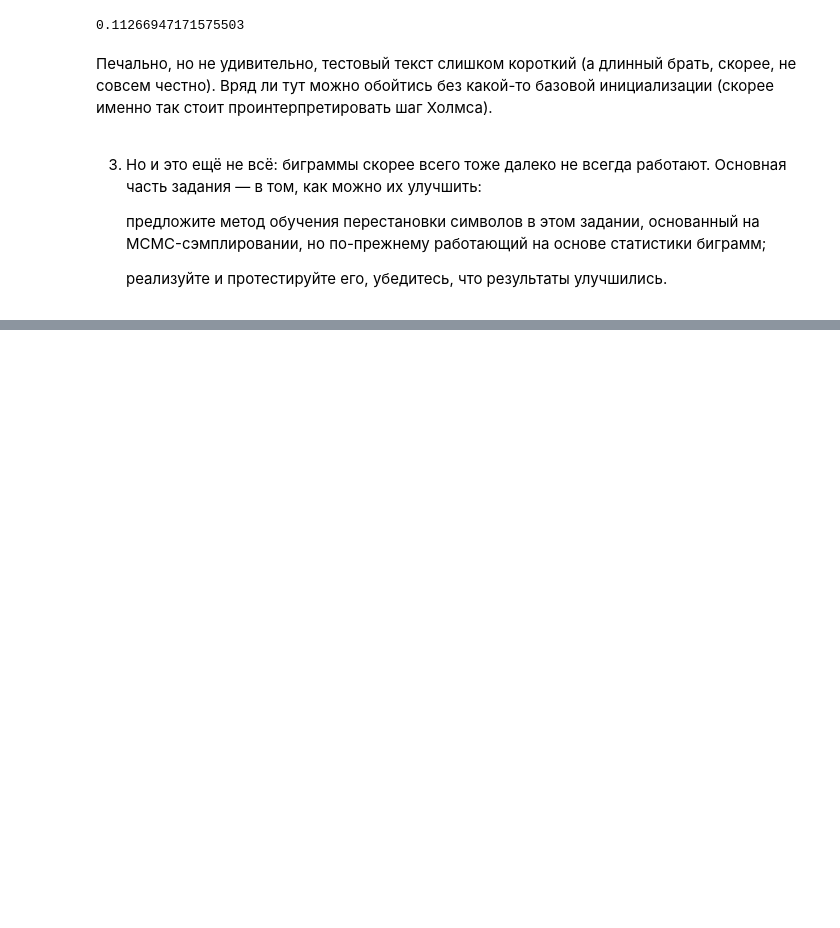
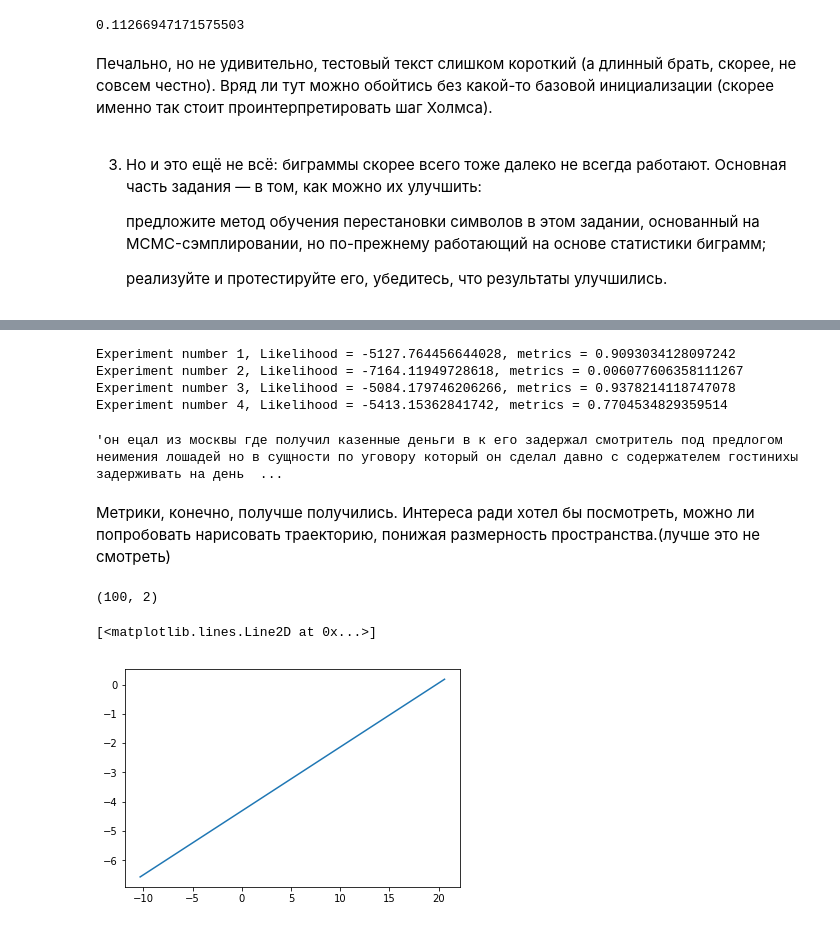
Before and after one commit to rogachevai/MADESPRING2020_ML, a Jupyter notebook: HW4/MADE_AML_HW4.ipynb, the cells around one changed output, grey strips where cells are left out. Saved outputs shown, nothing was run; the diff lists cells and outputs as text; code cells hidden in the pictures; blank space fills up the shorter version.

```diff
--- a/HW4/MADE_AML_HW4.ipynb
+++ b/HW4/MADE_AML_HW4.ipynb
@@ -149,0 +234,2 @@ processor_bi.de_enc_accuracy(test_text,decoded_bi)
+# %%
+test_mcmc = MCMCProcessor(language='ru', ngram_range=1)
@@ -149,0 +238,25 @@ processor_bi.de_enc_accuracy(test_text,decoded_bi)
+# %%
+res = test_mcmc.apply_mcmc(encoded,n_iters=3000,n_try=4,zero_mapping=None,verbose = True)
+# %% [output]
+Experiment number 1, Likelihood = -5127.764456644028, metrics = 0.9093034128097242
+Experiment number 2, Likelihood = -7164.11949728618, metrics = 0.006077606358111267
+Experiment number 3, Likelihood = -5084.179746206266, metrics = 0.9378214118747078
+Experiment number 4, Likelihood = -5413.15362841742, metrics = 0.7704534829359514
+# %%
+res[2]['text']
+# %% [output]
+'он ецал из москвы где получил казенные деньги в к его задержал смотритель под предлогом неимения лошадей но в сущности по уговору который он сделал давно с содержателем гостинихы задерживать на день  ...
+# %% [markdown]
+Метрики, конечно, получше получились. Интереса ради хотел бы посмотреть, можно ли попробовать нарисовать траекторию, понижая размерность пространства.(лучше это не смотреть)
+# %%
+cords = [list(map(ord,i)) for i in res[2]['perms']]
+# %%
+X_embedded = TSNE(n_components=2,perplexity=10).fit_transform(cords[:100])
+X_embedded.shape
+# %% [output]
+(100, 2)
+# %%
+plt.plot(X_embedded[0],X_embedded[1])
+# %% [output]
+[<matplotlib.lines.Line2D at 0x...>]
+[figure, added]
```
Also changed, not shown: parts of 22 cells of this notebook.
